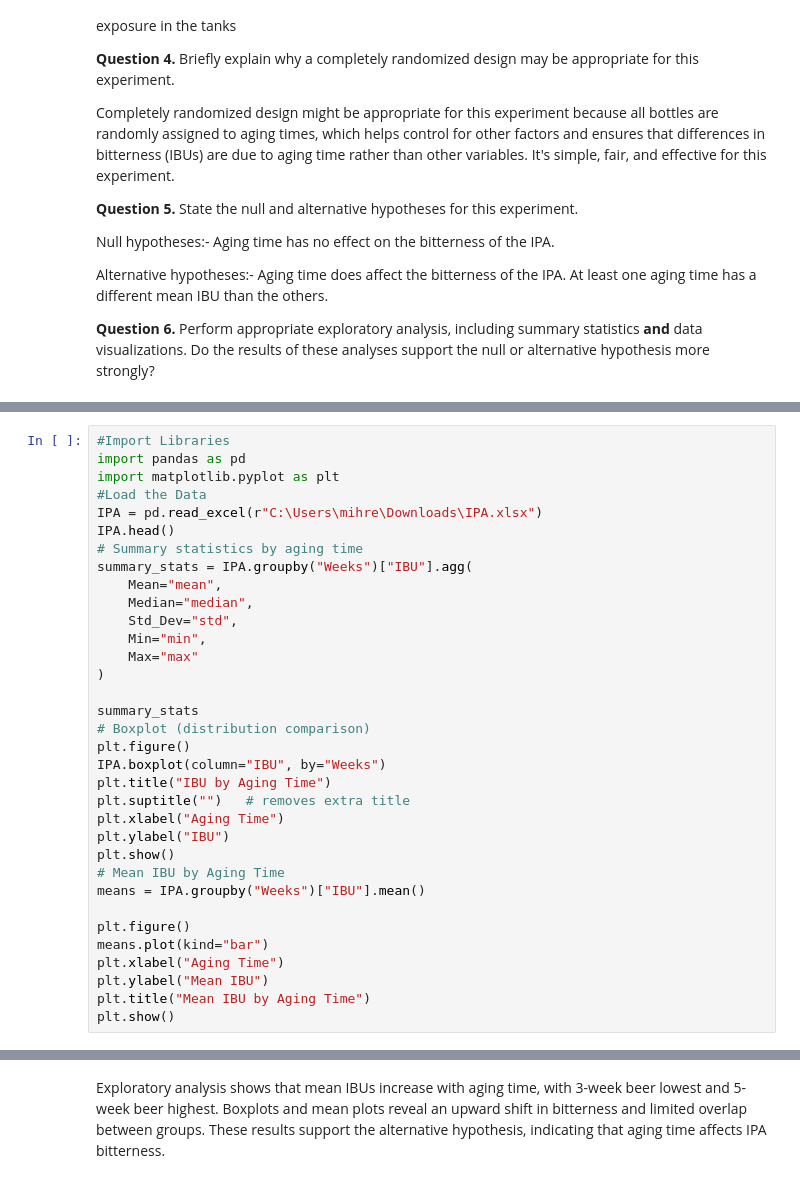
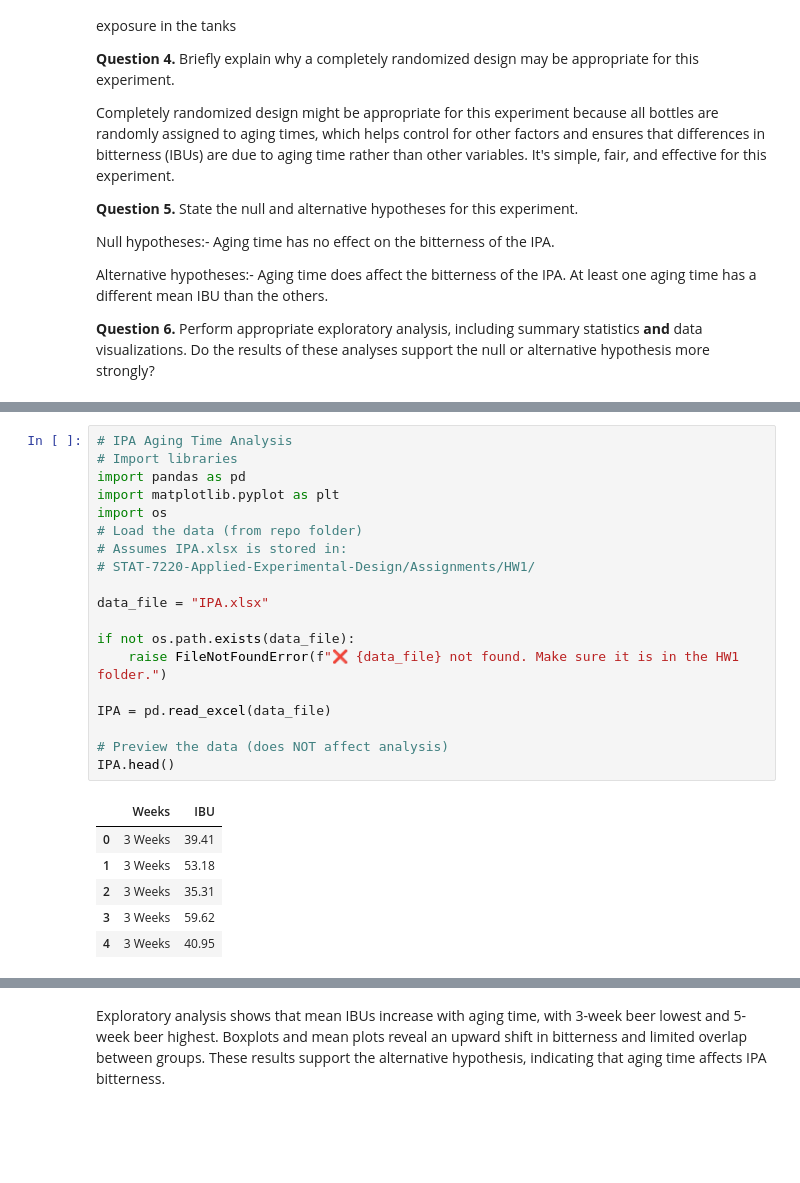
Before and after one commit to MihretTe/STAT-7220-Applied-Experimental-Design, a Jupyter notebook: Assignments/HW1/HW-1.ipynb, the cells around one changed output, grey strips where cells are left out. Cells and saved outputs as stored; diff of their text form; blank space fills up the shorter version.

```diff
--- a/Assignments/HW1/HW-1.ipynb
+++ b/Assignments/HW1/HW-1.ipynb
@@ -38,34 +91,26 @@ Alternative hypotheses:- Aging time does affect the bitterness of the IPA. At le
 # %%
-#Import Libraries
+# IPA Aging Time Analysis
+# Import libraries
 import pandas as pd
 import matplotlib.pyplot as plt
-#Load the Data
-IPA = pd.read_excel(r"C:\Users\mihre\Downloads\IPA.xlsx")
+import os
+# Load the data (from repo folder)
+# Assumes IPA.xlsx is stored in:
+# STAT-7220-Applied-Experimental-Design/Assignments/HW1/
+
+data_file = "IPA.xlsx"
+
+if not os.path.exists(data_file):
+    raise FileNotFoundError(f"❌ {data_file} not found. Make sure it is in the HW1 folder.")
+
+IPA = pd.read_excel(data_file)
+
+# Preview the data (does NOT affect analysis)
 IPA.head()
-# Summary statistics by aging time
-summary_stats = IPA.groupby("Weeks")["IBU"].agg(
-    Mean="mean",
-    Median="median",
-    Std_Dev="std",
-    Min="min",
-    Max="max"
-)
-
-summary_stats
-# Boxplot (distribution comparison)
-plt.figure()
-IPA.boxplot(column="IBU", by="Weeks")
-plt.title("IBU by Aging Time")
-plt.suptitle("")   # removes extra title
-plt.xlabel("Aging Time")
-plt.ylabel("IBU")
-plt.show()
-# Mean IBU by Aging Time
-means = IPA.groupby("Weeks")["IBU"].mean()
-
-plt.figure()
-means.plot(kind="bar")
-plt.xlabel("Aging Time")
-plt.ylabel("Mean IBU")
-plt.title("Mean IBU by Aging Time")
-plt.show()
+# %% [output]
+|  | Weeks | IBU |
+| 0 | 3 Weeks | 39.41 |
+| 1 | 3 Weeks | 53.18 |
+| 2 | 3 Weeks | 35.31 |
+| 3 | 3 Weeks | 59.62 |
+| 4 | 3 Weeks | 40.95 |
```
Also changed, not shown: parts of 4 cells of this notebook.
